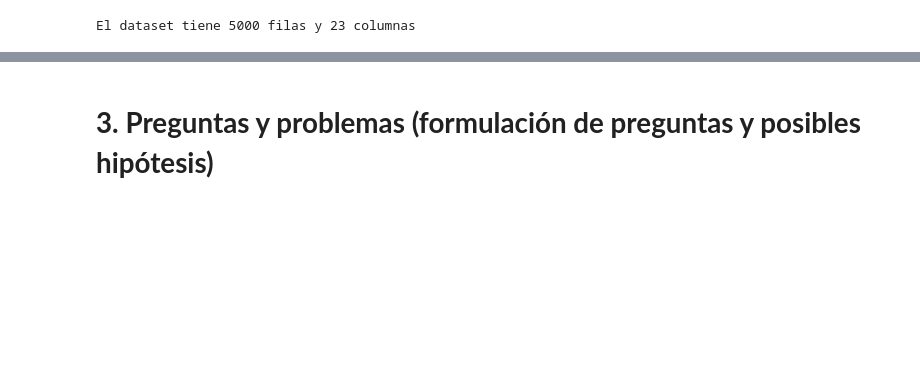
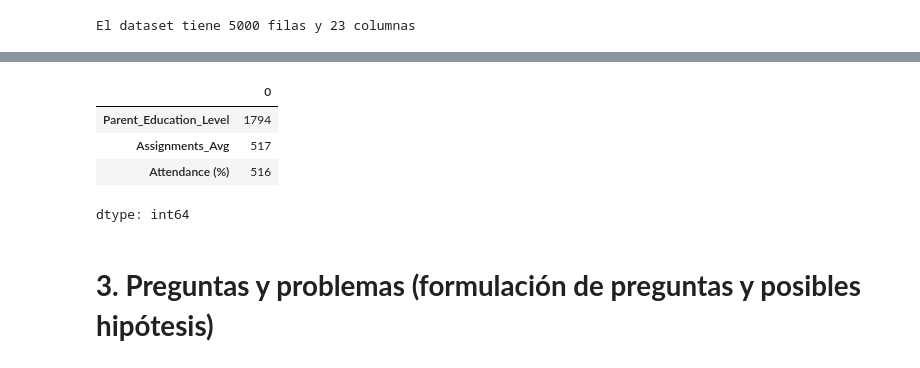
Before and after one commit to Baasty-OCh/Miner-a-curso-, a Jupyter notebook: ProyectoMineriaBO.ipynb, the cells around one changed output, grey strips where cells are left out. Cells and saved outputs as stored; diff of their text form; code cells hidden in the pictures; blank space fills up the shorter version.

```diff
--- a/ProyectoMineriaBO.ipynb
+++ b/ProyectoMineriaBO.ipynb
@@ -150,2 +90,11 @@ plt.show()
+# %%
+nulls = df.isnull().sum()
+nulls[nulls > 0].sort_values(ascending=False)
+# %% [output]
+|  | 0 |
+| Parent_Education_Level | 1794 |
+| Assignments_Avg | 517 |
+| Attendance (%) | 516 |
+dtype: int64
 # %% [markdown]
 # **3. Preguntas y problemas (formulación de preguntas y posibles hipótesis)**
```
Also changed, not shown: parts of 32 cells of this notebook.
